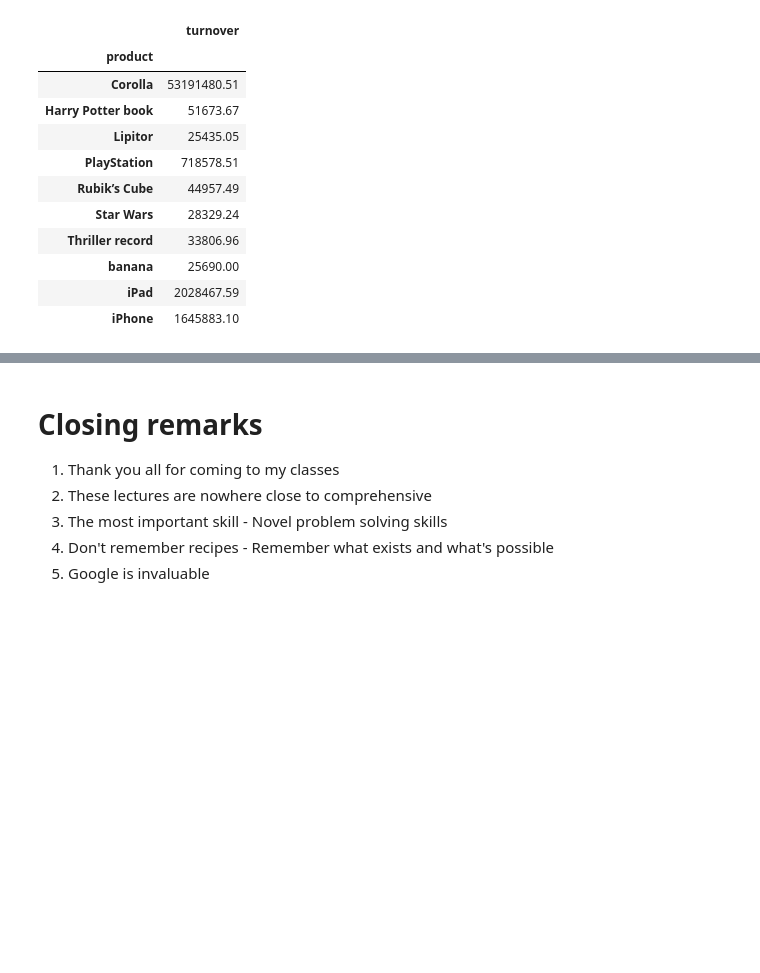
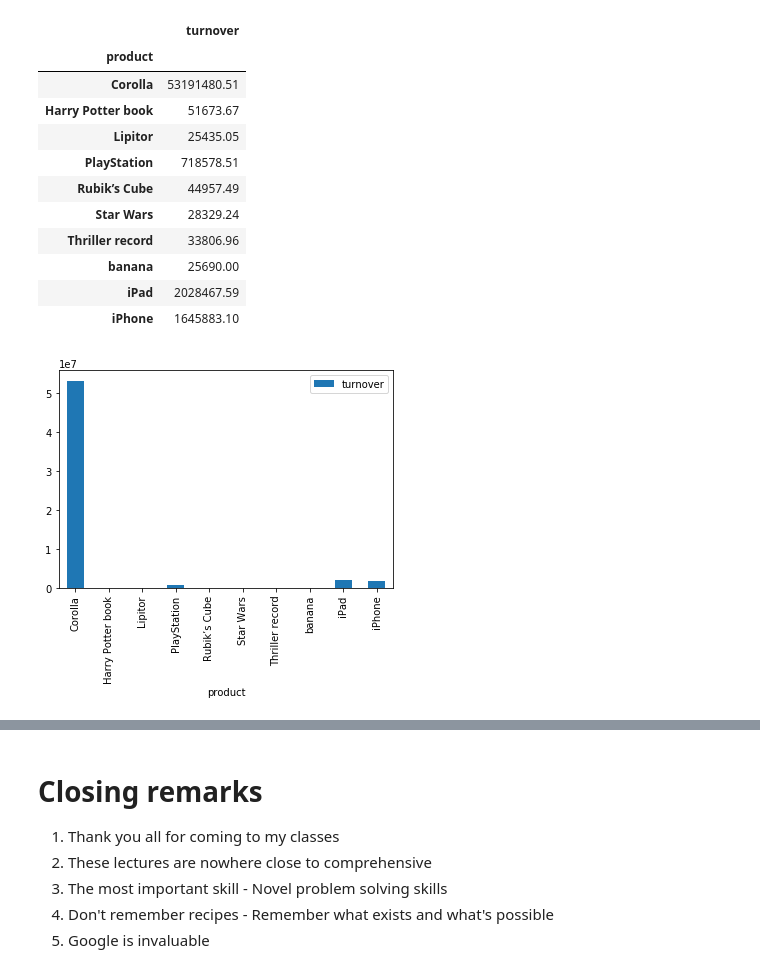
Before and after one commit to natarajan1993/Python-Lectures, a Jupyter notebook: 4 - Pandas.ipynb, the cells around one changed output, grey strips where cells are left out. Saved outputs shown, nothing was run; the diff lists cells and outputs as text; code cells hidden in the pictures; blank space fills up the shorter version.

```diff
--- a/4 - Pandas.ipynb
+++ b/4 - Pandas.ipynb
@@ -852,3 +852,7 @@ tt
 | banana | 25690.00 |
 | iPad | 2028467.59 |
 | iPhone | 1645883.10 |
+# %%
+tt.plot.bar();
+# %% [output]
+[figure, added]
```
Also changed, not shown: parts of 1 cell of this notebook.
